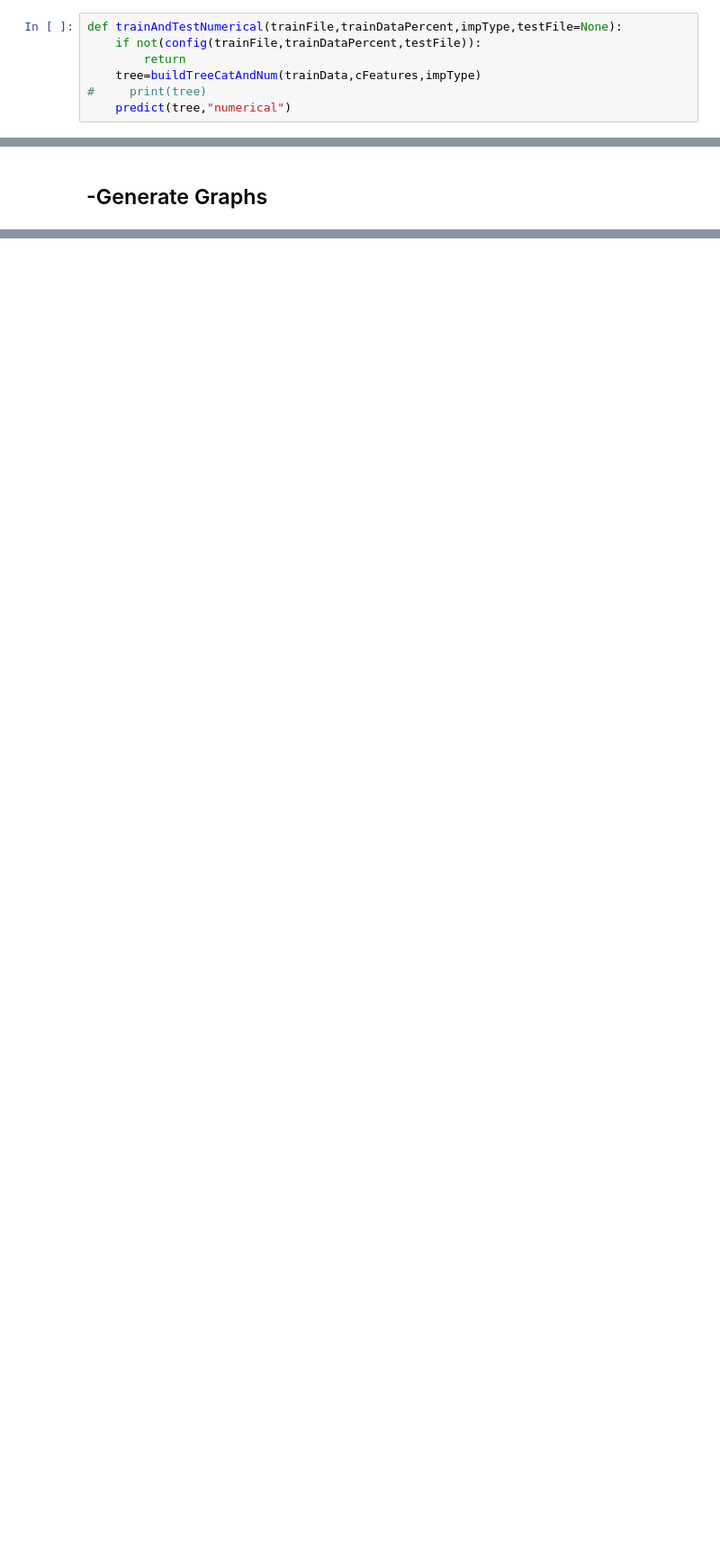
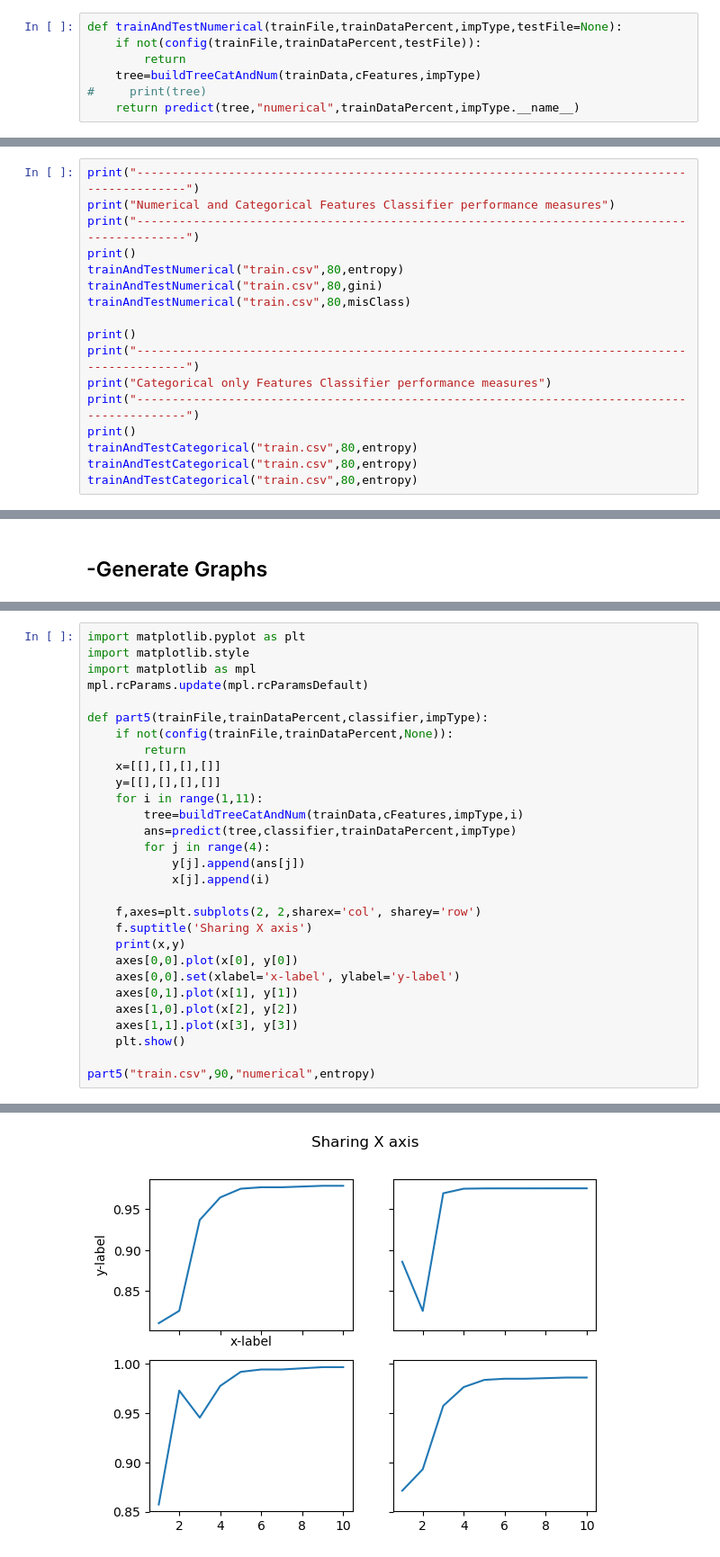
Before and after one commit to anujbansal16/Decision-Tree-Classifier, a Jupyter notebook: work.ipynb, the cells around one changed output, grey strips where cells are left out. Shown: that part at 90% size. Saved outputs shown, nothing was run; the diff lists cells and outputs as text; blank space fills up the shorter version.

```diff
--- a/work.ipynb
+++ b/work.ipynb
@@ -494,7 +526,7 @@ def trainAndTestNumerical(trainFile,trainDataPercent,impType,testFile=None):
         return
     tree=buildTreeCatAndNum(trainData,cFeatures,impType)
 #     print(tree)
-    predict(tree,"numerical")
+    return predict(tree,"numerical",trainDataPercent,impType.__name__)
 # %% [markdown]
 ## <a style="text-decoration:none;color:#000" id="section32">-Training and Prediction (Numerical)</a>
 # %% [markdown]
@@ -517,0 +551,17 @@ F1-Score  0.9858823529411765
+# %%
+print("--------------------------------------------------------------------------------------------")
+print("Numerical and Categorical Features Classifier performance measures")
+print("--------------------------------------------------------------------------------------------")
+print()
+trainAndTestNumerical("train.csv",80,entropy)
+trainAndTestNumerical("train.csv",80,gini)
+trainAndTestNumerical("train.csv",80,misClass)
+
+print()
+print("--------------------------------------------------------------------------------------------")
+print("Categorical only Features Classifier performance measures")
+print("--------------------------------------------------------------------------------------------")
+print()
+trainAndTestCategorical("train.csv",80,entropy)
+trainAndTestCategorical("train.csv",80,entropy)
+trainAndTestCategorical("train.csv",80,entropy)
@@ -549,0 +688,30 @@ visualizeTrainingData("train.csv")
+# %%
+import matplotlib.pyplot as plt
+import matplotlib.style
+import matplotlib as mpl
+mpl.rcParams.update(mpl.rcParamsDefault)
+
+def part5(trainFile,trainDataPercent,classifier,impType):
+    if not(config(trainFile,trainDataPercent,None)):
+        return
+    x=[[],[],[],[]]
+    y=[[],[],[],[]]
+    for i in range(1,11):
+        tree=buildTreeCatAndNum(trainData,cFeatures,impType,i)
+        ans=predict(tree,classifier,trainDataPercent,impType)
+        for j in range(4):
+            y[j].append(ans[j])
+            x[j].append(i)
+
+    f,axes=plt.subplots(2, 2,sharex='col', sharey='row')
+    f.suptitle('Sharing X axis')
+    print(x,y)
+    axes[0,0].plot(x[0], y[0])
+    axes[0,0].set(xlabel='x-label', ylabel='y-label')
+    axes[0,1].plot(x[1], y[1])
+    axes[1,0].plot(x[2], y[2])
+    axes[1,1].plot(x[3], y[3])
+    plt.show()
+
+part5("train.csv",90,"numerical",entropy)
+# %% [output]
@@ -549,0 +719 @@ visualizeTrainingData("train.csv")
+[figure, added]
```
Also changed, not shown: parts of 13 cells of this notebook.
